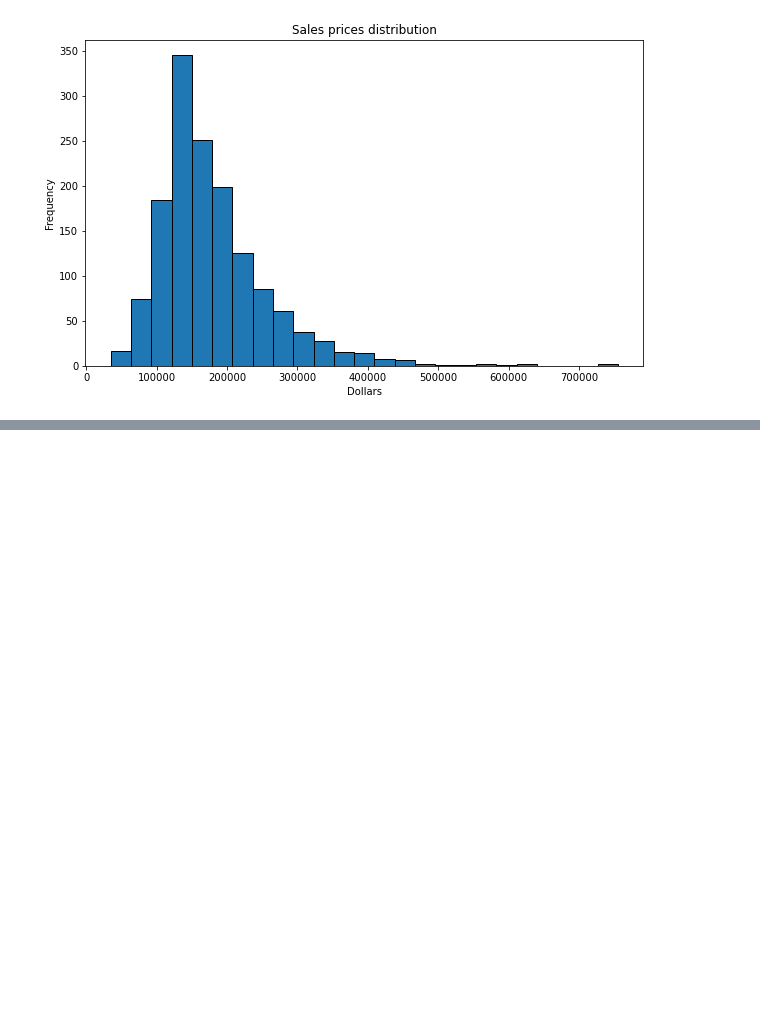
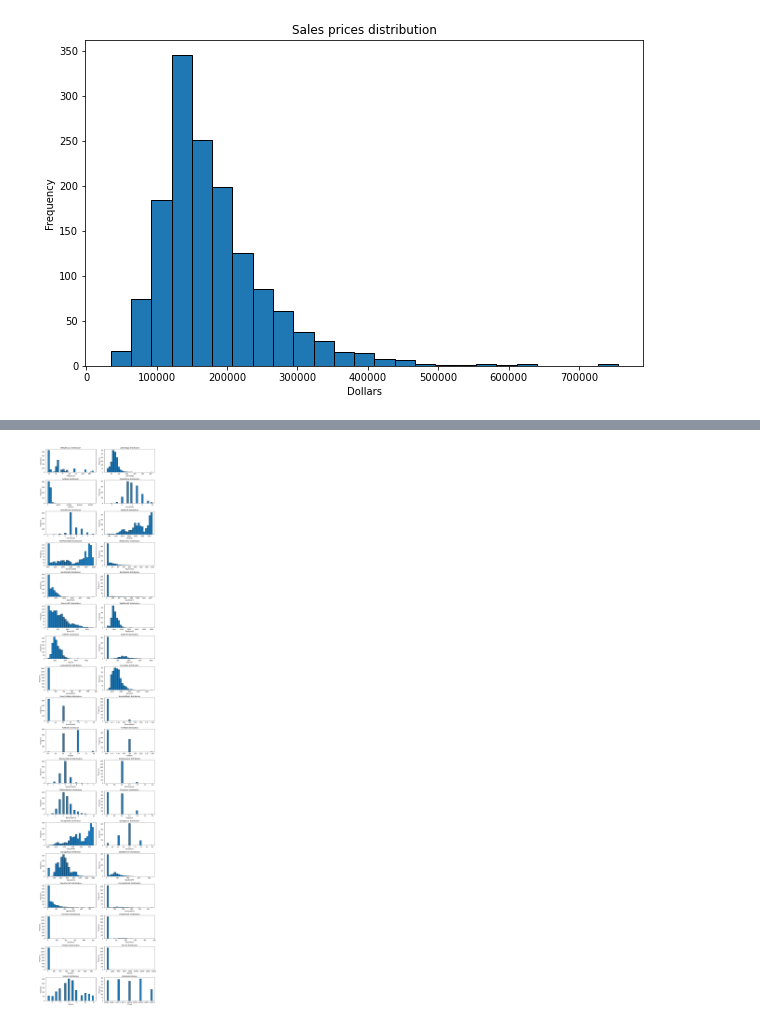
Before and after one commit to mgp165/TFG, a Jupyter notebook: notebooks/EDA/house_prices.ipynb, the cells around one changed output, grey strips where cells are left out. Cells and saved outputs as stored; diff of their text form; code cells hidden in the pictures; blank space fills up the shorter version.

```diff
--- a/notebooks/EDA/house_prices.ipynb
+++ b/notebooks/EDA/house_prices.ipynb
@@ -242,0 +213,18 @@ numerical_columns.remove("Id")
+# %%
+columns_to_plot = data[numerical_columns].columns.drop('SalePrice')
+
+fig, axes = plt.subplots(nrows=18, ncols=2, figsize=(12,56))
+
+for i, column in enumerate(columns_to_plot):
+    row = i // 2
+    col = i % 2
+    ax = axes[row, col]
+    data[column].plot(kind='hist', ax=ax, edgecolor='black', bins=25)
+    ax.set_title(f'{column} distribution')
+    ax.set_xlabel(column)
+    ax.set_ylabel('Frequency')
+
+plt.tight_layout()
+plt.show()
+# %% [output]
+[figure, added]
```
Also changed, not shown: parts of 13 cells of this notebook.
